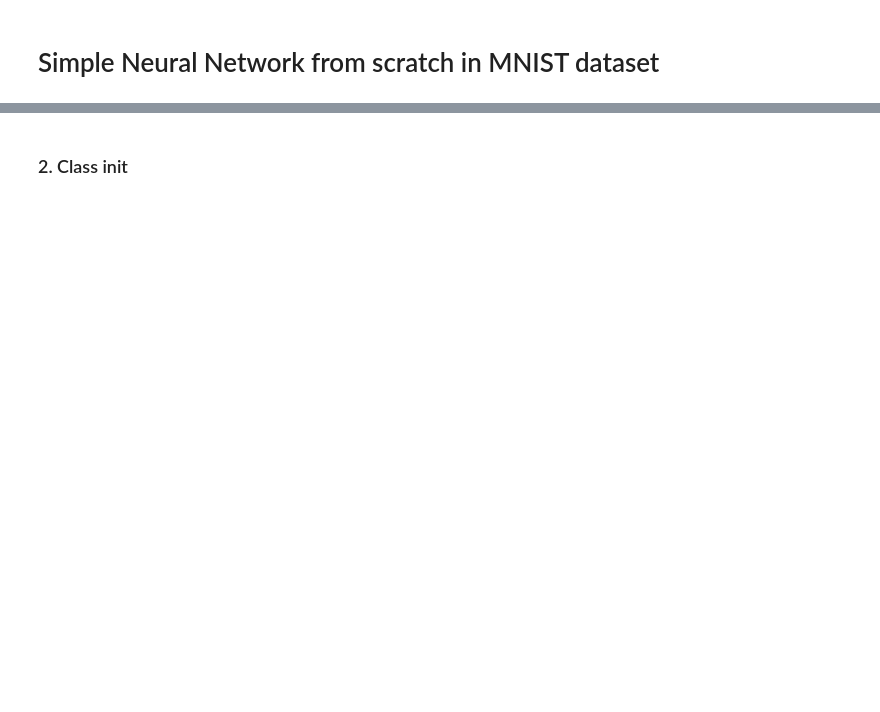
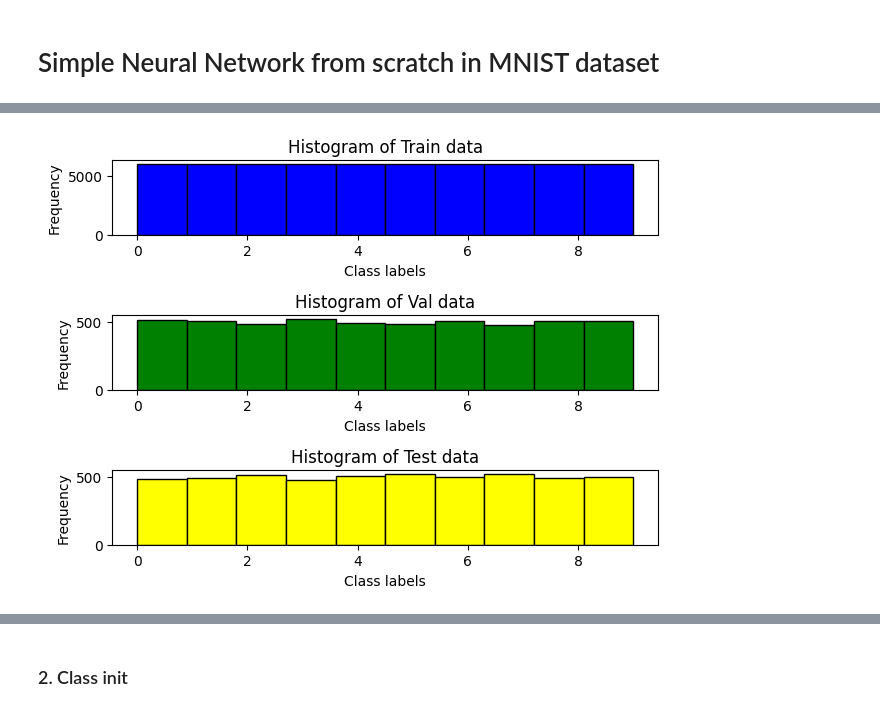
Before and after one commit to tzikaman/Neural-Network-from-Scratch---MNIST-Datasets, a Jupyter notebook: notebook.ipynb, the cells around one changed output, grey strips where cells are left out. Saved outputs shown, nothing was run; the diff lists cells and outputs as text; code cells hidden in the pictures; blank space fills up the shorter version.

```diff
--- a/notebook.ipynb
+++ b/notebook.ipynb
@@ -117,0 +31,79 @@ Y_test: (5000, 10)
+# %%
+percentage_train = len(y_train) / float(len(y_train) + len(y_val) + len(y_test))
+percentage_val = len(y_val) / float(len(y_train) + len(y_val) + len(y_test))
+percentage_test = len(y_test) / float(len(y_train) + len(y_val) + len(y_test))
+
+
+print(f"Percentage of train data: {percentage_train:.2f}")
+print(f"Percentage of val data: {percentage_val:.2f}")
+print(f"Percentage of test data: {percentage_test:.2f}")
+
+
+# Histogram of number distributions on each data subdivision
+fig, ax = plt.subplots(3,1)
+
+ax[0].hist(y_train, color='Blue', edgecolor='black')
+ax[0].set_title("Histogram of Train data")
+ax[0].set_ylabel("Frequency")
+ax[0].set_xlabel("Class labels")
+
+
+ax[1].hist(y_val, color='Green', edgecolor='black')
+ax[1].set_title("Histogram of Val data")
+ax[1].set_ylabel("Frequency")
+ax[1].set_xlabel("Class labels")
+
+ax[2].hist(y_test, color='Yellow', edgecolor='black')
+ax[2].set_title("Histogram of Test data")
+ax[2].set_ylabel("Frequency")
+ax[2].set_xlabel("Class labels")
+
+plt.tight_layout()
+plt.show()
+
+# Implement stratified sampling
+
+
+
+
+
+
+# Normalize input values
+print('\nNormalize input values:')
+def normalize(numbers, new_min=0.0, new_max=1.0):
+    curr_min = float(numbers.min())
+    curr_max = float(numbers.max())
+
+    normalized = (numbers-curr_min)/(curr_max-curr_min)
+
+    return normalized
+
+print('Min value of input: ',x_train.min())
+print('Max value of input: ',x_train.max())
+x_train_normalized = normalize(x_train)
+x_test_normalized = normalize(x_test)
+x_val_normalized = normalize(x_val)
+print('Min value of normalized input: ',x_train_normalized.min())
+print('Max value of normalized input: ',x_train_normalized.max())
+
+# Convert target data to one hot encoding vectors
+def toonehot(input):
+    temp = np.zeros((input.shape[0], 10))
+    for i, row in enumerate(input):
+        temp[i][input[i]] = 1
+
+    return temp
+
+y_train_one_hot = toonehot(y_train)
+y_val_one_hot = toonehot(y_val)
+y_test_one_hot = toonehot(y_test)
+
+print('\nShapes of input and target data:')
+
+print("X_train:", x_train_normalized.shape)
+print("Y_train:", y_train_one_hot.shape)
+print("X_val:", x_val_normalized.shape)
+print("Y_val:", y_val_one_hot.shape)
+print("X_test:", x_test_normalized.shape)
+print("Y_test:", y_test_one_hot.shape)
+# %% [output]
@@ -117,0 +113 @@ Y_test: (5000, 10)
+[figure, added]
```
Also changed, not shown: parts of 14 cells of this notebook.
